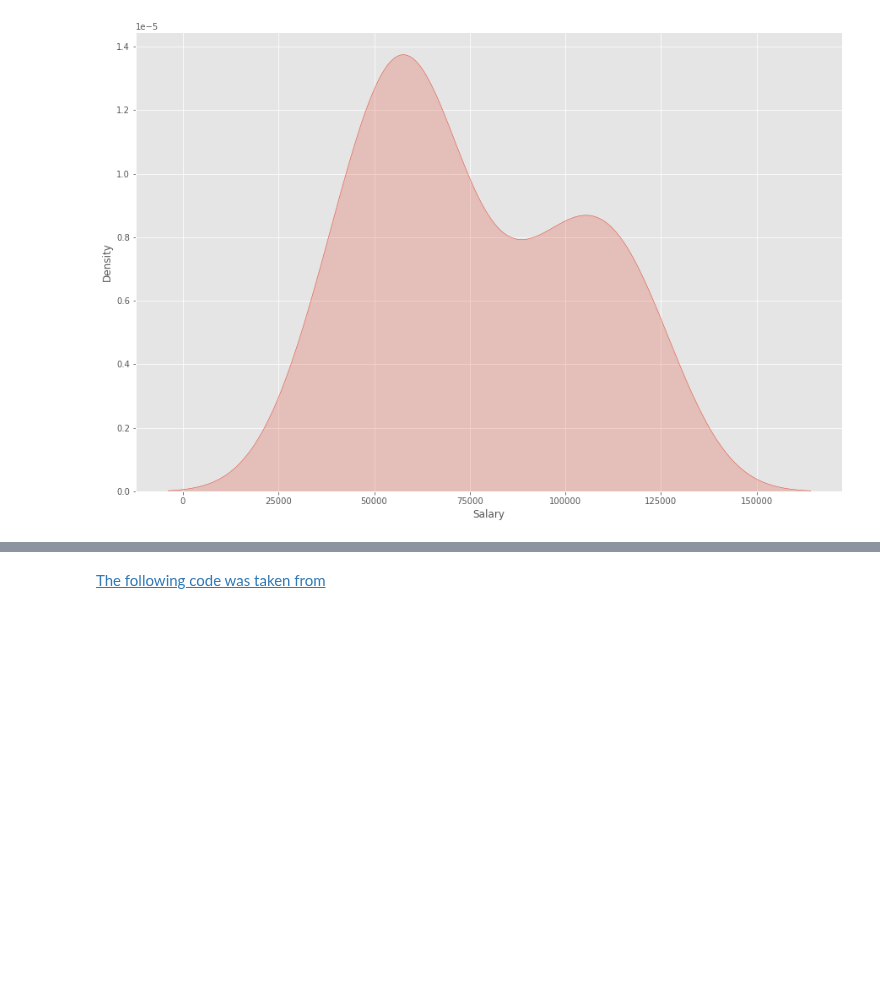
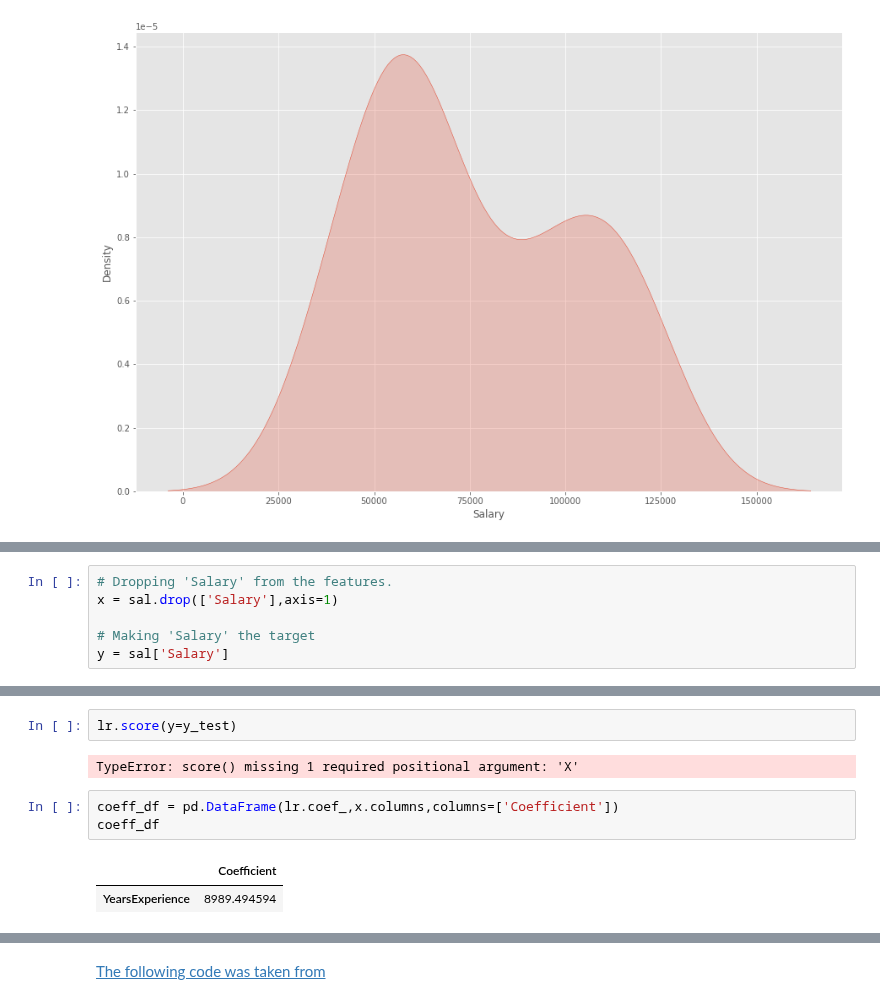
Before and after one commit to kmcd14/MLandStats-assessment, a Jupyter notebook: scikit-learn.ipynb, the cells around one changed output, grey strips where cells are left out. Drawn from its saved outputs; the diff is of its cells as text; blank space fills up the shorter version.

```diff
--- a/scikit-learn.ipynb
+++ b/scikit-learn.ipynb
@@ -744,0 +751,6 @@ sns.kdeplot(sal['Salary'], shade=True)
+# %%
+# Dropping 'Salary' from the features.
+x = sal.drop(['Salary'],axis=1)
+
+# Making 'Salary' the target
+y = sal['Salary']
@@ -744,0 +820,10 @@ sns.kdeplot(sal['Salary'], shade=True)
+# %%
+lr.score(y=y_test)
+# %% [output]
+TypeError: score() missing 1 required positional argument: 'X'
+# %%
+coeff_df = pd.DataFrame(lr.coef_,x.columns,columns=['Coefficient'])
+coeff_df
+# %% [output]
+|  | Coefficient |
+| YearsExperience | 8989.494594 |
```
Also changed, not shown: parts of 21 cells of this notebook.
